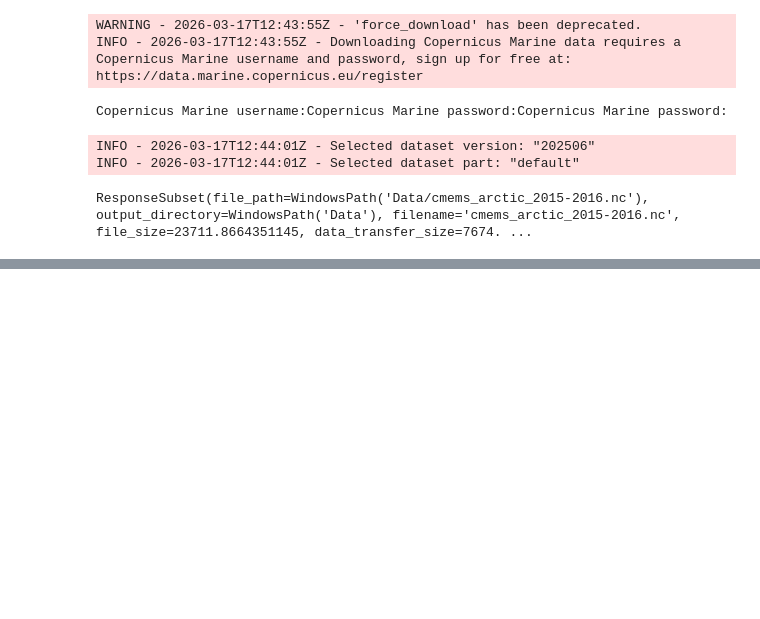
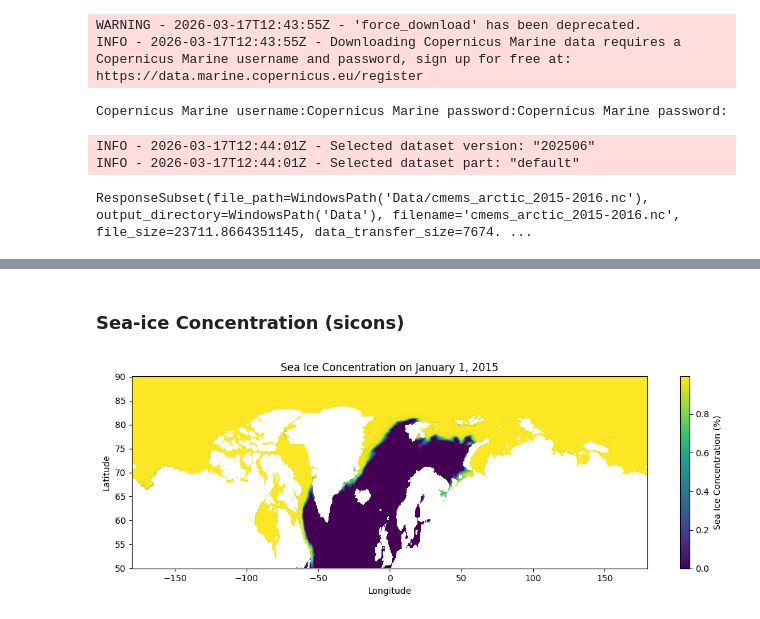
Before and after one commit to natslimak/OceanCourses, a Jupyter notebook: DigitalOcean/Assignment_2/Script.ipynb, the cells around one changed output, grey strips where cells are left out. Cells and saved outputs as stored; diff of their text form; code cells hidden in the pictures; blank space fills up the shorter version.

```diff
--- a/DigitalOcean/Assignment_2/Script.ipynb
+++ b/DigitalOcean/Assignment_2/Script.ipynb
@@ -217,0 +110,12 @@ Total missing days currently in dataset: 2
+# %% [markdown]
+### Sea-ice Concentration (sicons)
+# %%
+plot_variable_map(
+    ds,
+    variable='siconc',
+    time_sel='2015-01-01',
+    cbar_label='Sea Ice Concentration (%)',
+    title='Sea Ice Concentration on January 1, 2015'
+)
+# %% [output]
+[figure, added]
```
Also changed, not shown: parts of 34 cells of this notebook, 1 other file.
